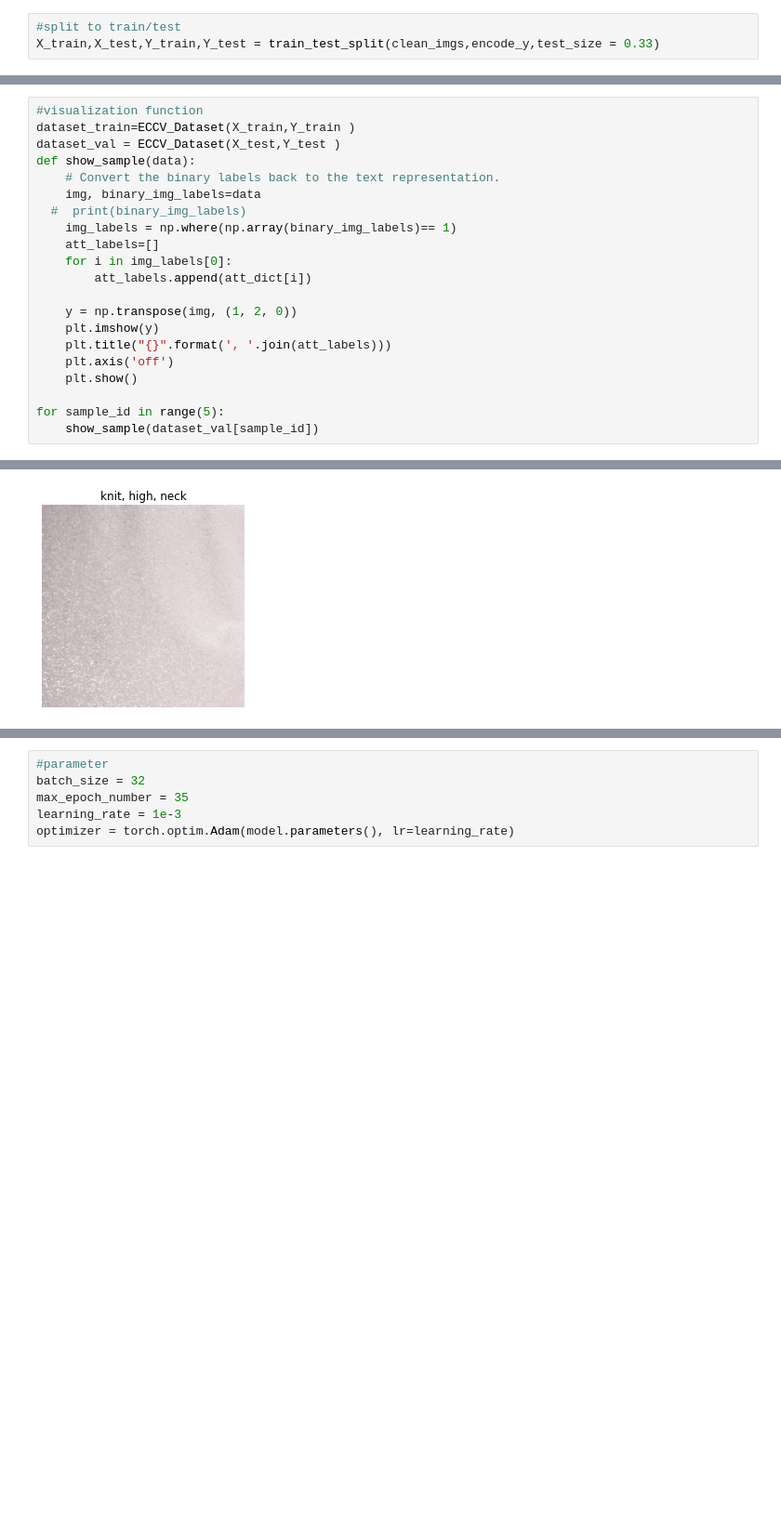
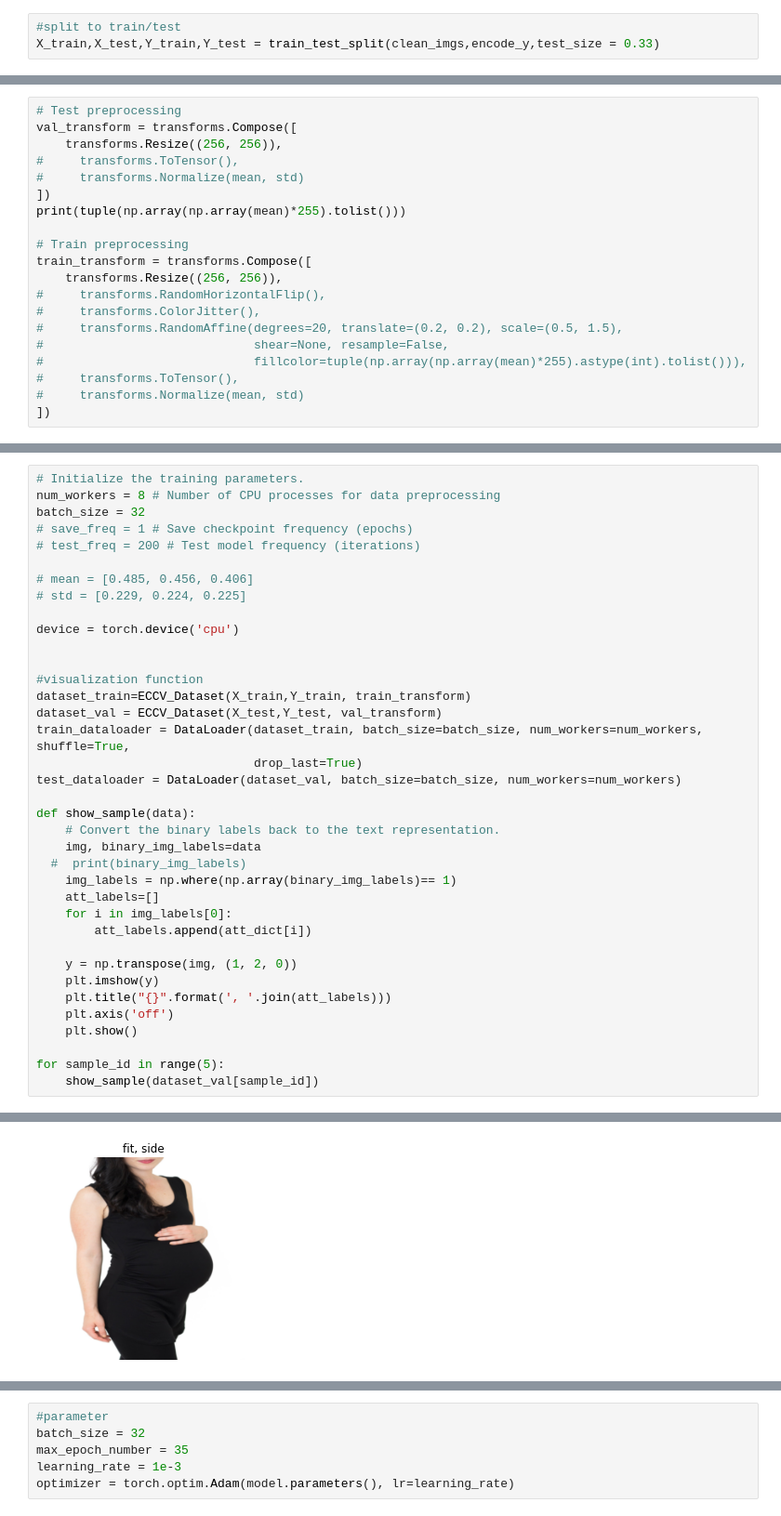
Before and after one commit to zzzzmoya/farfetch-image-team, a Jupyter notebook: Farfetch_multi_label.ipynb, the cells around one changed output, grey strips where cells are left out. Shown: that part at 93% size. Saved outputs shown, nothing was run; the diff lists cells and outputs as text; blank space fills up the shorter version.

Commit message:
transform numpy array to Tensor, modify device

```diff
--- a/Farfetch_multi_label.ipynb
+++ b/Farfetch_multi_label.ipynb
@@ -226 +227,21 @@ print(np.array(Y_train)[0, :])
  0. 0.]
+# %%
+# Test preprocessing
+val_transform = transforms.Compose([
+    transforms.Resize((256, 256)),
+#     transforms.ToTensor(),
+#     transforms.Normalize(mean, std)
+])
+print(tuple(np.array(np.array(mean)*255).tolist()))
+
+# Train preprocessing
+train_transform = transforms.Compose([
+    transforms.Resize((256, 256)),
+#     transforms.RandomHorizontalFlip(),
+#     transforms.ColorJitter(),
+#     transforms.RandomAffine(degrees=20, translate=(0.2, 0.2), scale=(0.5, 1.5),
+#                             shear=None, resample=False,
+#                             fillcolor=tuple(np.array(np.array(mean)*255).astype(int).tolist())),
+#     transforms.ToTensor(),
+#     transforms.Normalize(mean, std)
+])
@@ -227,7 +250,23 @@ print(np.array(Y_train)[0, :])
 # %%
+# Initialize the training parameters.
+num_workers = 8 # Number of CPU processes for data preprocessing
+batch_size = 32
+# save_freq = 1 # Save checkpoint frequency (epochs)
+# test_freq = 200 # Test model frequency (iterations)
+
+# mean = [0.485, 0.456, 0.406]
+# std = [0.229, 0.224, 0.225]
+
+device = torch.device('cpu')
+
+
 #visualization function
-dataset_train=ECCV_Dataset(X_train,Y_train )
-dataset_val = ECCV_Dataset(X_test,Y_test )
+dataset_train=ECCV_Dataset(X_train,Y_train, train_transform)
+dataset_val = ECCV_Dataset(X_test,Y_test, val_transform)
+train_dataloader = DataLoader(dataset_train, batch_size=batch_size, num_workers=num_workers, shuffle=True,
+                              drop_last=True)
+test_dataloader = DataLoader(dataset_val, batch_size=batch_size, num_workers=num_workers)
+
 def show_sample(data):
     # Convert the binary labels back to the text representation.
     img, binary_img_labels=data
@@ -252 +291 @@ for sample_id in range(5):
-[figure, old version]
+[figure, new version]
```
Also changed, not shown: parts of 7 cells of this notebook.
